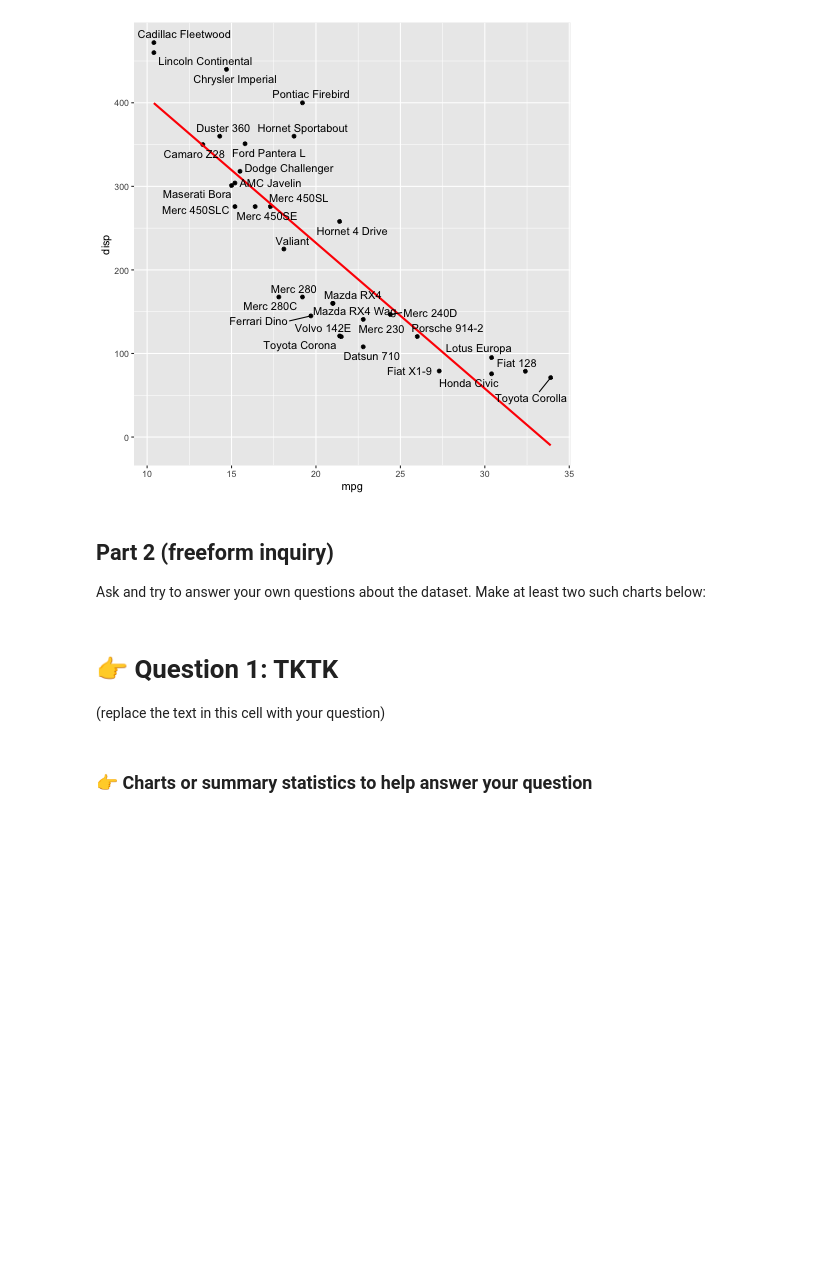
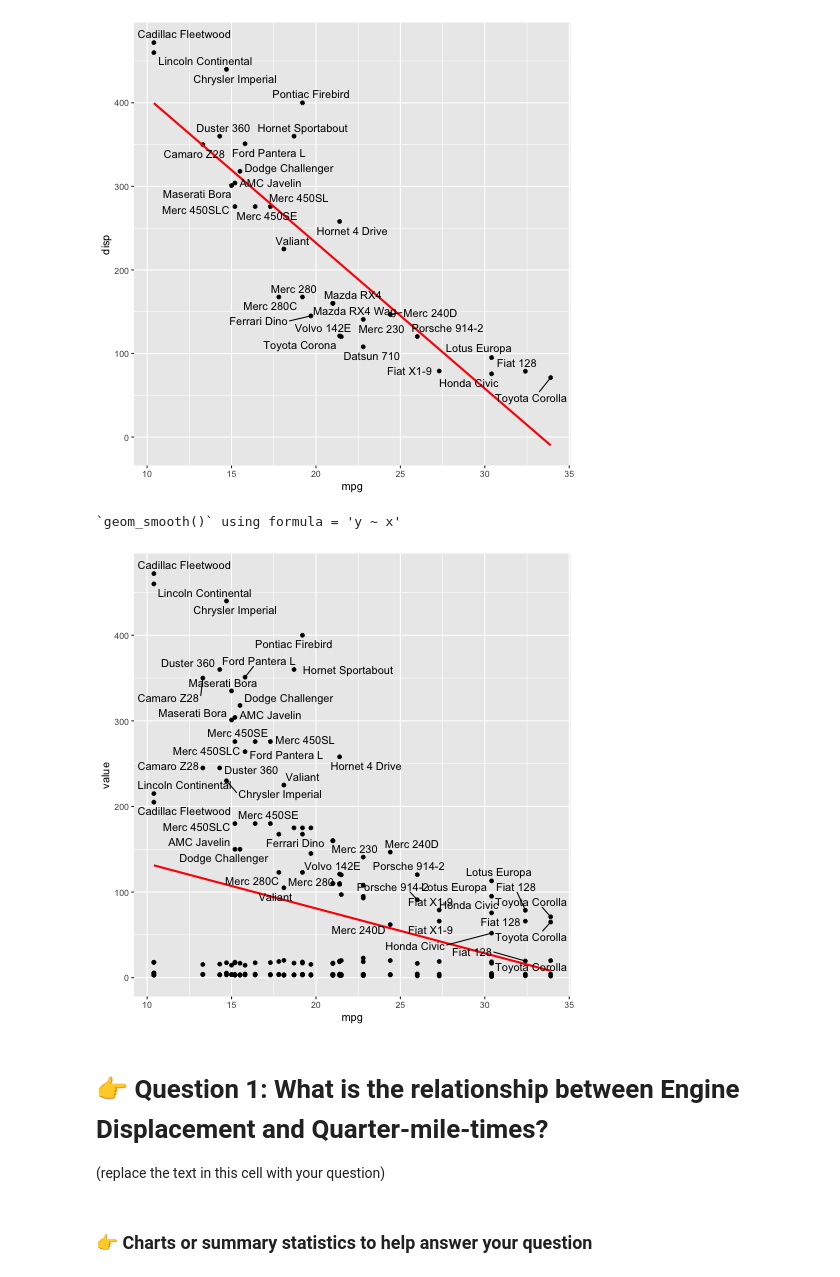
Before and after one commit to data4news-students/mtcars-exploratory-AhanPenkar, a Jupyter notebook: notebook.ipynb, the cells around one changed output. Cells and saved outputs as stored; diff of their text form; code cells hidden in the pictures; blank space fills up the shorter version.

```diff
--- a/notebook.ipynb
+++ b/notebook.ipynb
@@ -275,3 +272,0 @@ mtcars_long
-# %% [markdown]
-## Part 2 (freeform inquiry)
-Ask and try to answer your own questions about the dataset. Make at least two such charts below:
@@ -278,5 +275,21 @@ Ask and try to answer your own questions about the dataset. Make at least two su
+# %%
+%%R
+#I want to stop wasting time and will make a facet wrap, thanks to Aisvarya, who told me how to do it.
+mtcars_long = mtcars %>% pivot_longer(!c(name,mpg), names_to = 'variable', values_to = 'value')
+#Over here I just want to facet wrap these variables
+for_fact <- c('disp', 'hp', 'drat', 'wt', 'qsec')
+#Now we make the plot list
+to_plot <- mtcars_long %>% filter(variable %in% for_fact)
+#Now we make the plot
+ggplot(to_plot, aes(x = mpg, y = value)) +
+  geom_point() +
+  geom_smooth(colour = "red", method = "lm", se = FALSE) +
+  geom_text_repel(aes(label = name))
+# %% [output]
+`geom_smooth()` using formula = 'y ~ x'
+[figure, added]
 # %% [markdown]
-# 👉 Question 1: TKTK
+# 👉 Question 1: What is the relationship between Engine Displacement and Quarter-mile-times?
 
 (replace the text in this cell with your question)
 # %% [markdown]
```
Also changed, not shown: parts of 2 cells of this notebook.
